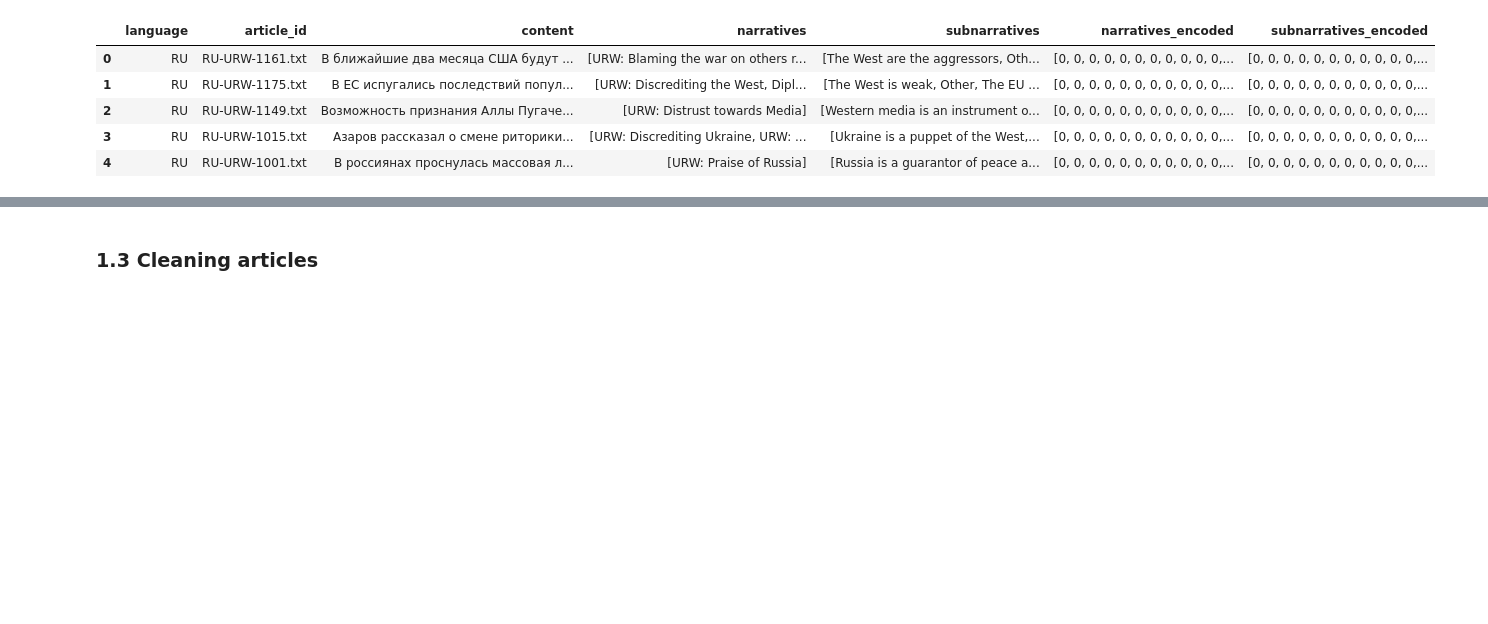
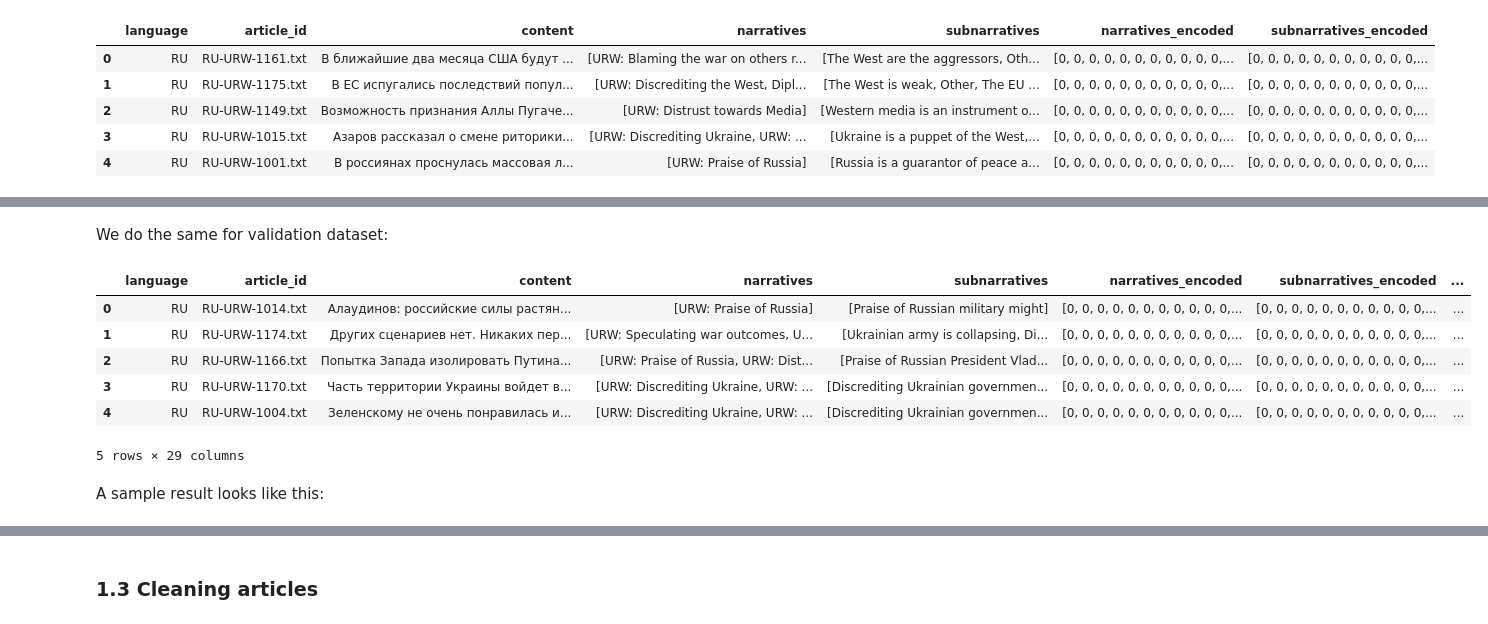
Before and after one commit to eleftheriouk/narrative-extraction-semeval, a Jupyter notebook: tasks/narratives/data_preparation.ipynb, the cells around one changed output, grey strips where cells are left out. Drawn from its saved outputs; the diff is of its cells as text; code cells hidden in the pictures; blank space fills up the shorter version.

```diff
--- a/tasks/narratives/data_preparation.ipynb
+++ b/tasks/narratives/data_preparation.ipynb
@@ -492,0 +518,11 @@ with open(os.path.join(datasets_folder, 'dataset_val.pkl'), 'wb') as f:
+# %%
+narrative_to_sub_map = {}
+narrative_classes = list(mlb_narratives.classes_)
+subnarrative_classes = list(mlb_subnarratives.classes_)
+
+for narrative, subnarratives in narrative_to_subnarratives_origin.items():
+    narrative_idx = narrative_classes.index(narrative)
+    subnarrative_indices = [subnarrative_classes.index(sub) for sub in subnarratives]
+    narrative_to_sub_map[narrative_idx] = subnarrative_indices
+
+print(narrative_to_sub_map)
@@ -492,0 +548,16 @@ with open(os.path.join(datasets_folder, 'dataset_val.pkl'), 'wb') as f:
+# %% [markdown]
+We do the same for validation dataset:
+# %%
+dataset_val_cpy = dataset_val.apply(remap_subnarratives, axis=1, args=(narrative_to_sub_map,)).copy()
+# %%
+dataset_val_cpy.head()
+# %% [output]
+|  | language | article_id | content | narratives | subnarratives | narratives_encoded | subnarratives_encoded | ... |
+| 0 | RU | RU-URW-1014.txt | Алаудинов: российские силы растян... | [URW: Praise of Russia] | [Praise of Russian military might] | [0, 0, 0, 0, 0, 0, 0, 0, 0, 0, 0,... | [0, 0, 0, 0, 0, 0, 0, 0, 0, 0, 0,... | ... |
+| 1 | RU | RU-URW-1174.txt | Других сценариев нет. Никаких пер... | [URW: Speculating war outcomes, U... | [Ukrainian army is collapsing, Di... | [0, 0, 0, 0, 0, 0, 0, 0, 0, 0, 0,... | [0, 0, 0, 0, 0, 0, 0, 0, 0, 0, 0,... | ... |
+| 2 | RU | RU-URW-1166.txt | Попытка Запада изолировать Путина... | [URW: Praise of Russia, URW: Dist... | [Praise of Russian President Vlad... | [0, 0, 0, 0, 0, 0, 0, 0, 0, 0, 0,... | [0, 0, 0, 0, 0, 0, 0, 0, 0, 0, 0,... | ... |
+| 3 | RU | RU-URW-1170.txt | Часть территории Украины войдет в... | [URW: Discrediting Ukraine, URW: ... | [Discrediting Ukrainian governmen... | [0, 0, 0, 0, 0, 0, 0, 0, 0, 0, 0,... | [0, 0, 0, 0, 0, 0, 0, 0, 0, 0, 0,... | ... |
+| 4 | RU | RU-URW-1004.txt | Зеленскому не очень понравилась и... | [URW: Discrediting Ukraine, URW: ... | [Discrediting Ukrainian governmen... | [0, 0, 0, 0, 0, 0, 0, 0, 0, 0, 0,... | [0, 0, 0, 0, 0, 0, 0, 0, 0, 0, 0,... | ... |
+5 rows × 29 columns
+# %% [markdown]
+A sample result looks like this:
```
Also changed, not shown: parts of 14 cells of this notebook, 7 other files.
